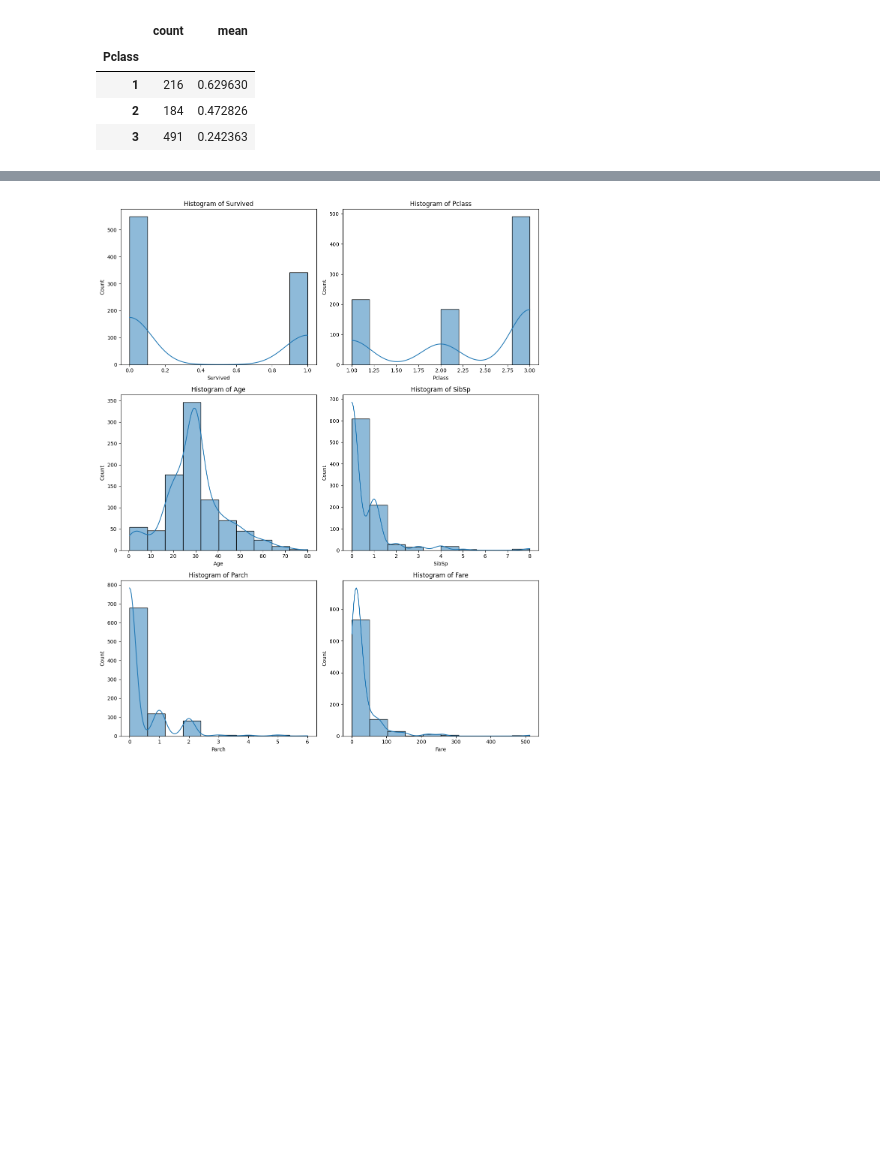
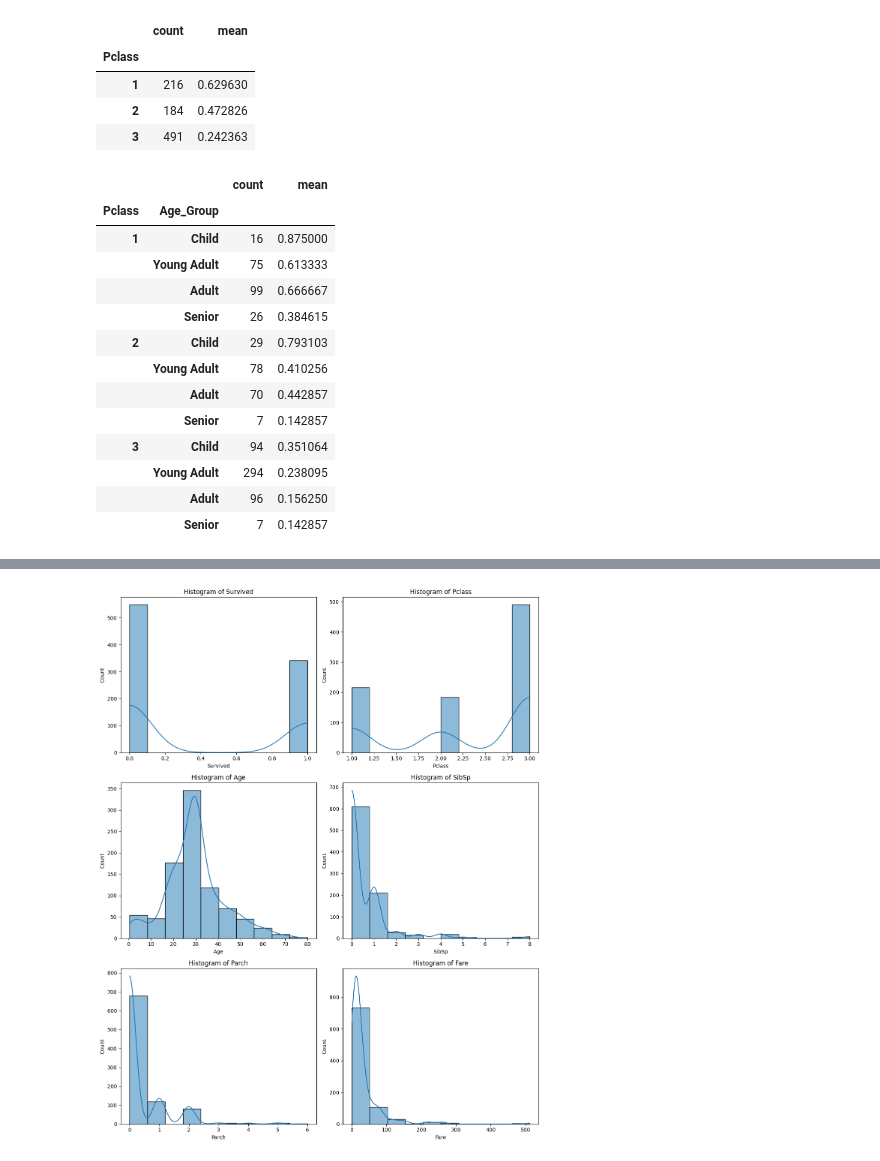
Before and after one commit to EmincanY/akdeniz-uni, a Jupyter notebook: Veri Bilimi - Giris/veri_bilimi_giris_2.ipynb, the cells around one changed output, grey strips where cells are left out. Saved outputs shown, nothing was run; the diff lists cells and outputs as text; code cells hidden in the pictures; blank space fills up the shorter version.

```diff
--- a/Veri Bilimi - Giris/veri_bilimi_giris_2.ipynb
+++ b/Veri Bilimi - Giris/veri_bilimi_giris_2.ipynb
@@ -187,3 +211,20 @@ df.groupby('Pclass')['Survived'].agg(['count', 'mean'])
 | 1 | 216 | 0.629630 |
 | 2 | 184 | 0.472826 |
 | 3 | 491 | 0.242363 |
+# %%
+df.groupby(['Pclass', 'Age_Group'])['Survived'].agg(['count', 'mean'])
+# %% [output]
+|  |  | count | mean |
+| Pclass | Age_Group |  |  |
+| 1 | Child | 16 | 0.875000 |
+|  | Young Adult | 75 | 0.613333 |
+|  | Adult | 99 | 0.666667 |
+|  | Senior | 26 | 0.384615 |
+| 2 | Child | 29 | 0.793103 |
+|  | Young Adult | 78 | 0.410256 |
+|  | Adult | 70 | 0.442857 |
+|  | Senior | 7 | 0.142857 |
+| 3 | Child | 94 | 0.351064 |
+|  | Young Adult | 294 | 0.238095 |
+|  | Adult | 96 | 0.156250 |
+|  | Senior | 7 | 0.142857 |
```
Also changed, not shown: parts of 9 cells of this notebook.
